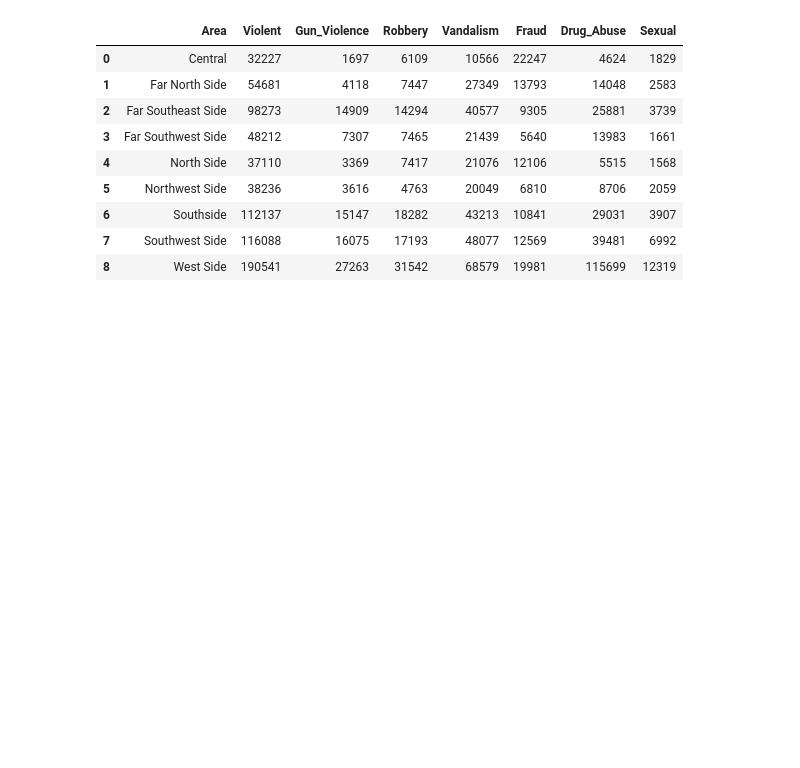
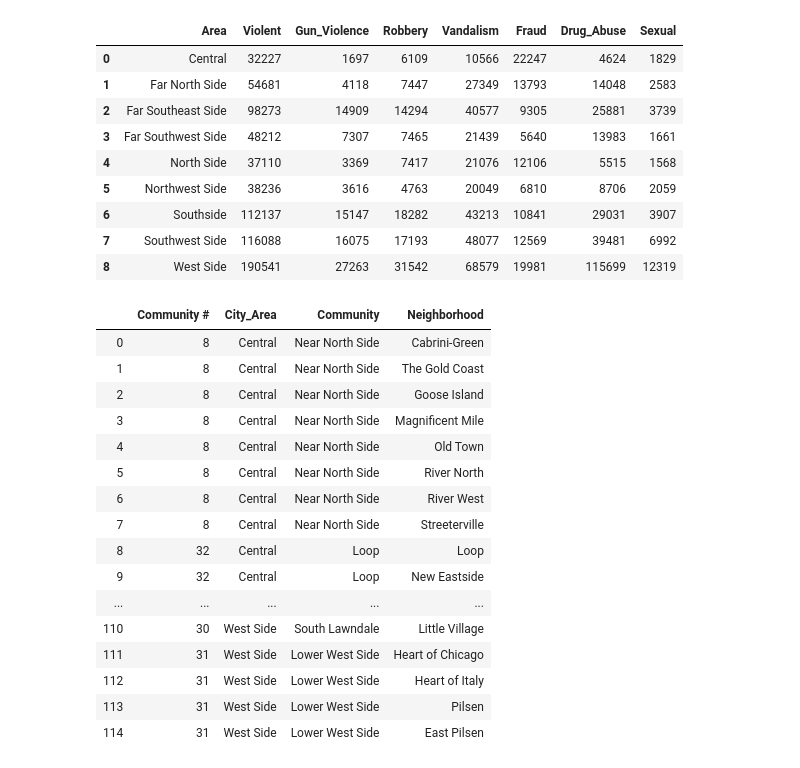
Before and after one commit to shidalgo12/Chicago_Crime, a Jupyter notebook: City Data/Graphs.ipynb, the cells around one changed output. Saved outputs shown, nothing was run; the diff lists cells and outputs as text; code cells hidden in the pictures; blank space fills up the shorter version.

```diff
--- a/City Data/Graphs.ipynb
+++ b/City Data/Graphs.ipynb
@@ -483,8 +506,26 @@ crimes_per_area.style.apply(highlight_max)
 | 7 | Southwest Side | 116088 | 16075 | 17193 | 48077 | 12569 | 39481 | 6992 |
 | 8 | West Side | 190541 | 27263 | 31542 | 68579 | 19981 | 115699 | 12319 |
 # %%
-# Filter Community list by West Side and Central Areas
+# Filter Community list by West Side and Central Areas to Identify Communities and Areas in those Areas
 
 max_crime_locations = comm_df[(comm_df.City_Area == 'West Side')|
                         (comm_df.City_Area == 'Central')]
-# max_crime_locations
+max_crime_locations
+# %% [output]
+|  | Community # | City_Area | Community | Neighborhood |
+| 0 | 8 | Central | Near North Side | Cabrini-Green |
+| 1 | 8 | Central | Near North Side | The Gold Coast |
+| 2 | 8 | Central | Near North Side | Goose Island |
+| 3 | 8 | Central | Near North Side | Magnificent Mile |
+| 4 | 8 | Central | Near North Side | Old Town |
+| 5 | 8 | Central | Near North Side | River North |
+| 6 | 8 | Central | Near North Side | River West |
+| 7 | 8 | Central | Near North Side | Streeterville |
+| 8 | 32 | Central | Loop | Loop |
+| 9 | 32 | Central | Loop | New Eastside |
+| ... | ... | ... | ... | ... |
+| 110 | 30 | West Side | South Lawndale | Little Village |
+| 111 | 31 | West Side | Lower West Side | Heart of Chicago |
+| 112 | 31 | West Side | Lower West Side | Heart of Italy |
+| 113 | 31 | West Side | Lower West Side | Pilsen |
+| 114 | 31 | West Side | Lower West Side | East Pilsen |
```
Also changed, not shown: parts of 8 cells of this notebook, 8 other files.
